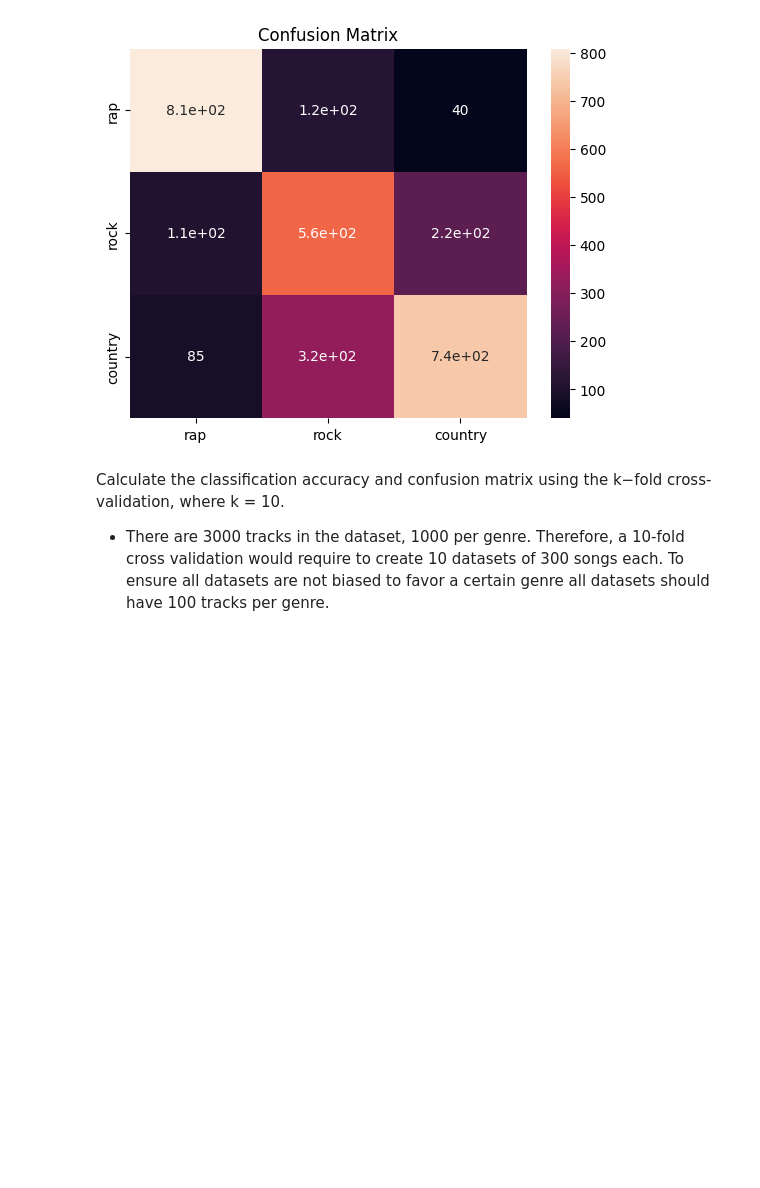
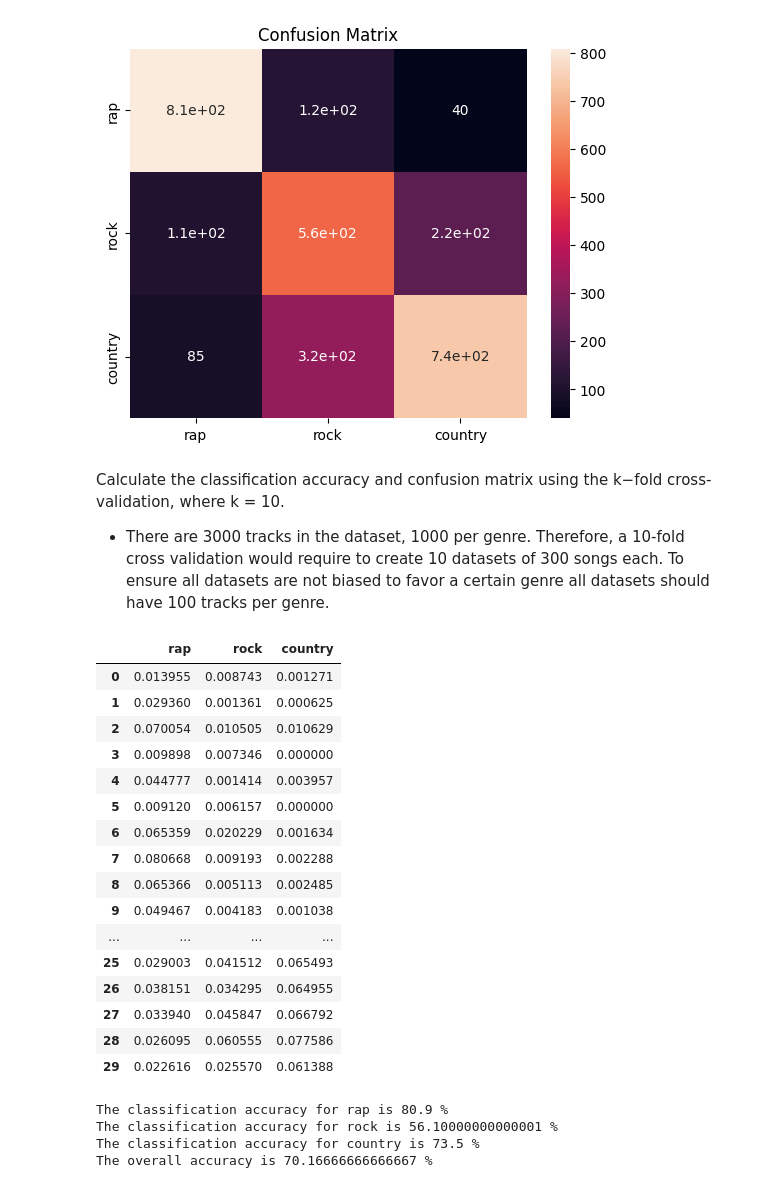
Before and after one commit to garamburor/mir_program_kadenze, a Jupyter notebook: course2/session1/Coursework #8.ipynb, the cells around one changed output. Saved outputs shown, nothing was run; the diff lists cells and outputs as text; code cells hidden in the pictures; blank space fills up the shorter version.

```diff
--- a/course2/session1/Coursework #8.ipynb
+++ b/course2/session1/Coursework #8.ipynb
@@ -272,0 +250,78 @@ accuracy(validSet['labels'], pred)
+# %%
+# Create list of track's indices
+indices = np.arange(len(rap))
+# Shuffle them
+np.random.shuffle(indices)
+# Take same amount of shuffled tracks per genre
+rapSet = rap.iloc[indices,:].to_numpy()
+rocSet = rock.iloc[indices,:].to_numpy()
+couSet = country.iloc[indices,:].to_numpy()
+shuffSet = [rapSet, rocSet, couSet]
+
+# Create partitions
+kFolds = 10
+rapSets = []
+rocSets = []
+couSets = []
+setLen = int(len(rap)/kFolds)
+for k in range(kFolds):
+    rapSets.append(shuffSet[0][k*setLen:(k+1)*setLen])
+    rocSets.append(shuffSet[1][k*setLen:(k+1)*setLen])
+    couSets.append(shuffSet[2][k*setLen:(k+1)*setLen])
+
+# Perform cross-validation
+probAVG = np.zeros((30, 3))
+for k in range(kFolds):
+    # Select sets
+    validSet = np.concatenate([rapSets[k], rocSets[k], couSets[k]])
+    trainSet = np.concatenate([rapSets[~k], rocSets[~k], couSets[~k]])
+    # Calculate probability for each word
+    pRap = np.sum(validSet[:setLen,:-1], axis=0) / np.sum(validSet[:setLen,:-1], axis=(0,1))
+    pRock = np.sum(validSet[setLen:2*setLen,:-1], axis=0) / np.sum(validSet[setLen:2*setLen,:-1], axis=(0,1))
+    pCountry = np.sum(validSet[2*setLen:3*setLen,:-1], axis=0) / np.sum(validSet[2*setLen:3*setLen,:-1], axis=(0,1))
+    prob = pd.DataFrame({'rap': pRap,
+                   'rock': pRock,
+                   'country': pCountry})
+    # Test model
+    pred = BNC(trainSet, prob)
+    # Calculate error of model
+    accuracy = error(trainSet[:,-1], pred)
+    # Train by averaging the probability
+    probAVG[:,0] += prob.iloc[:,0] / kFolds
+    probAVG[:,1] += prob.iloc[:,1] / kFolds
+    probAVG[:,2] += prob.iloc[:,2] / kFolds
+
+cvProb = pd.DataFrame({'rap': probAVG[:,0],
+                   'rock': probAVG[:,1],
+                   'country': probAVG[:,2]}) # Results of cross validation
+cvProb
+# %% [output]
+|  | rap | rock | country |
+| 0 | 0.013955 | 0.008743 | 0.001271 |
+| 1 | 0.029360 | 0.001361 | 0.000625 |
+| 2 | 0.070054 | 0.010505 | 0.010629 |
+| 3 | 0.009898 | 0.007346 | 0.000000 |
+| 4 | 0.044777 | 0.001414 | 0.003957 |
+| 5 | 0.009120 | 0.006157 | 0.000000 |
+| 6 | 0.065359 | 0.020229 | 0.001634 |
+| 7 | 0.080668 | 0.009193 | 0.002288 |
+| 8 | 0.065366 | 0.005113 | 0.002485 |
+| 9 | 0.049467 | 0.004183 | 0.001038 |
+| ... | ... | ... | ... |
+| 25 | 0.029003 | 0.041512 | 0.065493 |
+| 26 | 0.038151 | 0.034295 | 0.064955 |
+| 27 | 0.033940 | 0.045847 | 0.066792 |
+| 28 | 0.026095 | 0.060555 | 0.077586 |
+| 29 | 0.022616 | 0.025570 | 0.061388 |
+# %%
+pred = BNC(dataset, cvProb) # Test k-fold training
+accuracy = error(dataset['labels'], pred) # Get error
+print("The classification accuracy for rap is " + str(accuracy[0]) + " %")
+print("The classification accuracy for rock is " + str(accuracy[1]) + " %")
+print("The classification accuracy for country is " + str(accuracy[2]) + " %")
+print("The overall accuracy is " + str(np.sum(accuracy)/len(accuracy)) + " %")
+# %% [output]
+The classification accuracy for rap is 80.9 %
+The classification accuracy for rock is 56.10000000000001 %
+The classification accuracy for country is 73.5 %
+The overall accuracy is 70.16666666666667 %
```
Also changed, not shown: parts of 9 cells of this notebook.
